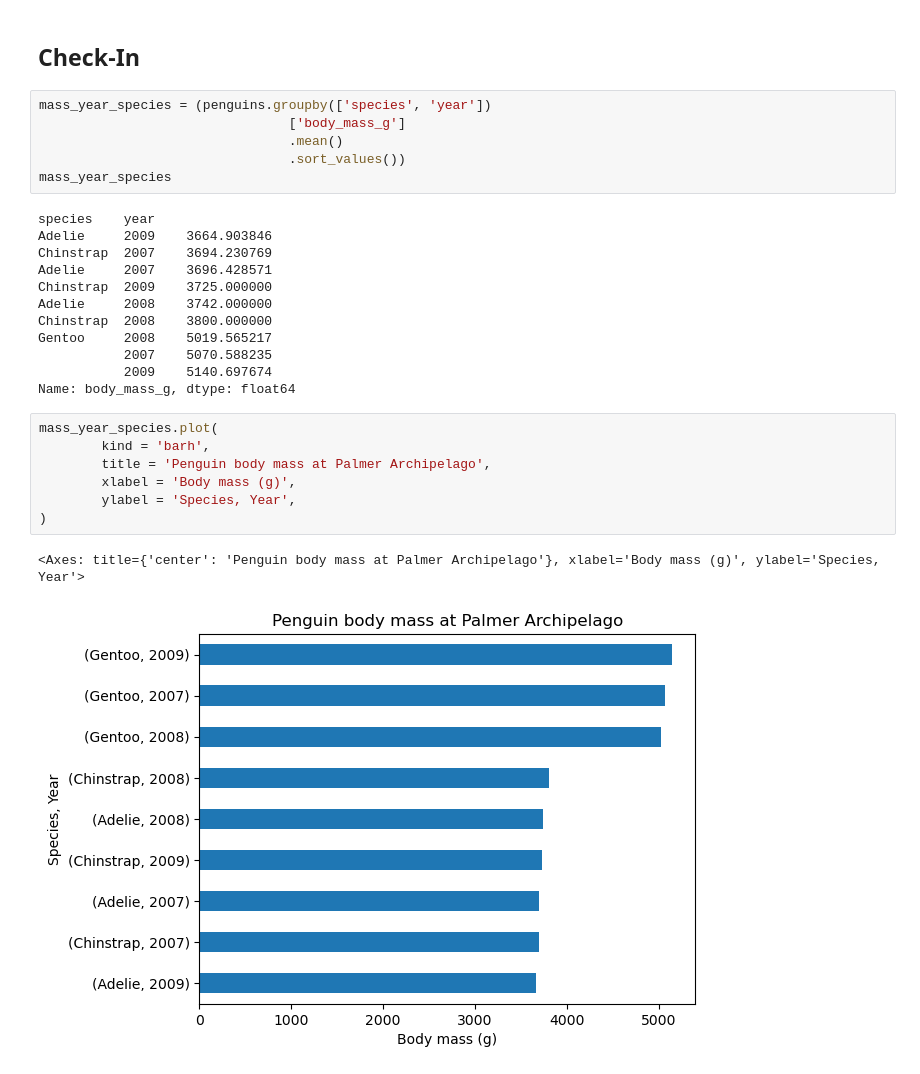
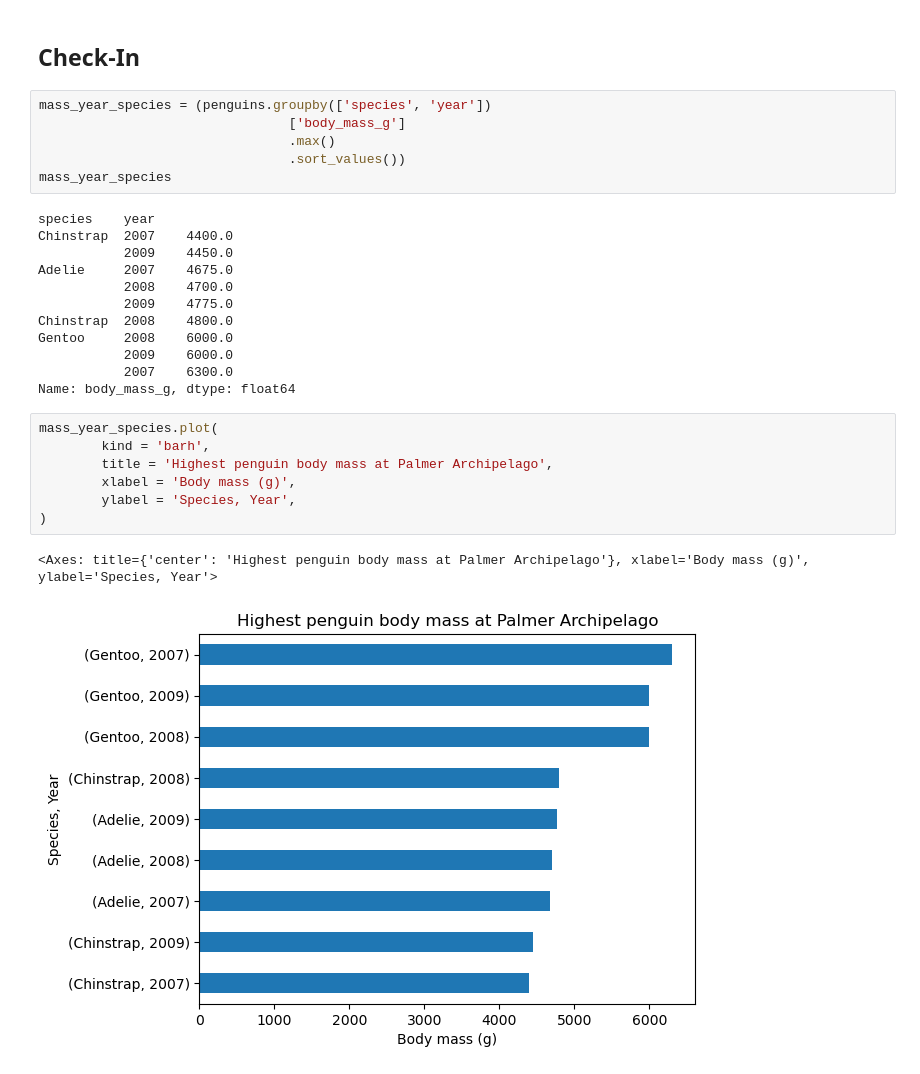
Before and after one commit to gingersknapp/eds-220-in-class, a Jupyter notebook: Week2/week2-groupby.ipynb, the cells around one changed output. Saved outputs shown, nothing was run; the diff lists cells and outputs as text.

```diff
--- a/Week2/week2-groupby.ipynb
+++ b/Week2/week2-groupby.ipynb
@@ -164,28 +164,28 @@ Using .count() returns a dataframe of the count of non-null observations for eac
 # %%
 mass_year_species = (penguins.groupby(['species', 'year'])
                                 ['body_mass_g']
-                                .mean()
+                                .max()
                                 .sort_values())
 mass_year_species
 # %% [output]
 species    year
-Adelie     2009    3664.903846
-Chinstrap  2007    3694.230769
-Adelie     2007    3696.428571
-Chinstrap  2009    3725.000000
-Adelie     2008    3742.000000
-Chinstrap  2008    3800.000000
-Gentoo     2008    5019.565217
-           2007    5070.588235
-           2009    5140.697674
+Chinstrap  2007    4400.0
+           2009    4450.0
+Adelie     2007    4675.0
+           2008    4700.0
+           2009    4775.0
+Chinstrap  2008    4800.0
+Gentoo     2008    6000.0
+           2009    6000.0
+           2007    6300.0
 Name: body_mass_g, dtype: float64
 # %%
 mass_year_species.plot(
         kind = 'barh',
-        title = 'Penguin body mass at Palmer Archipelago',
+        title = 'Highest penguin body mass at Palmer Archipelago',
         xlabel = 'Body mass (g)',
         ylabel = 'Species, Year',
 )
 # %% [output]
-<Axes: title={'center': 'Penguin body mass at Palmer Archipelago'}, xlabel='Body mass (g)', ylabel='Species, Year'>
+<Axes: title={'center': 'Highest penguin body mass at Palmer Archipelago'}, xlabel='Body mass (g)', ylabel='Species, Year'>
-[figure, old version]
+[figure, new version]
```
Also changed, not shown: 1 other file.
